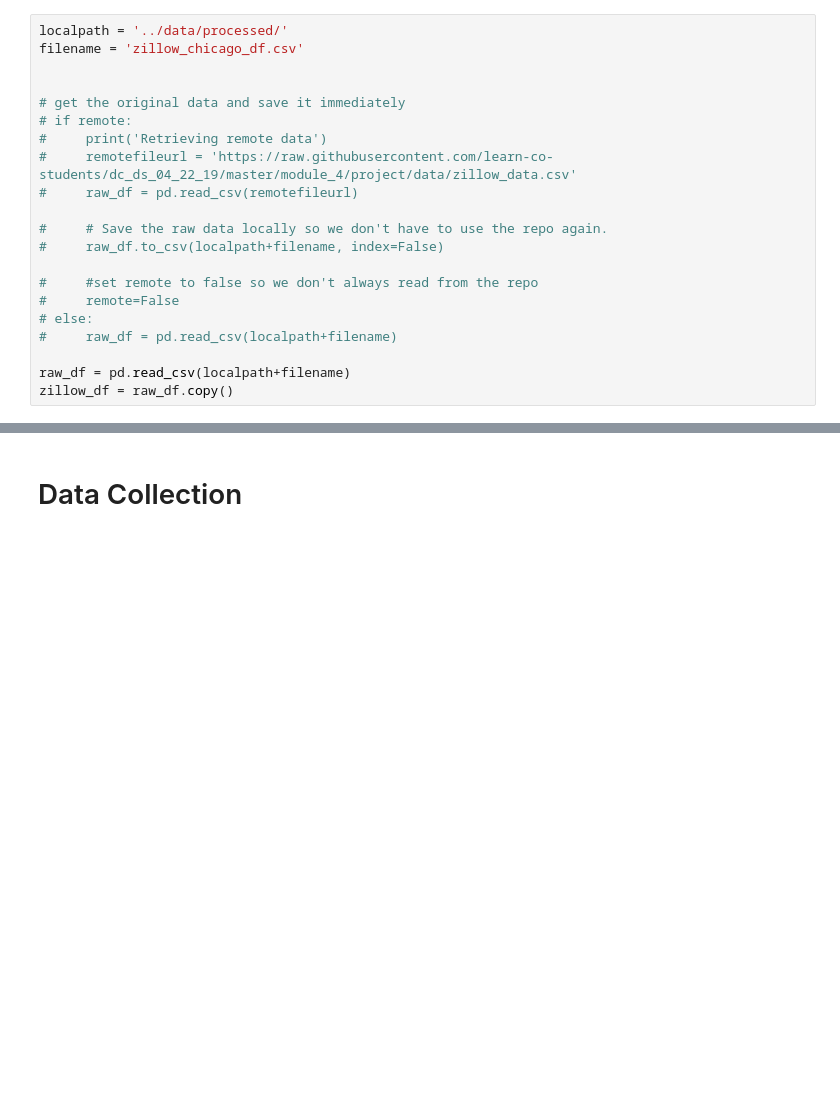
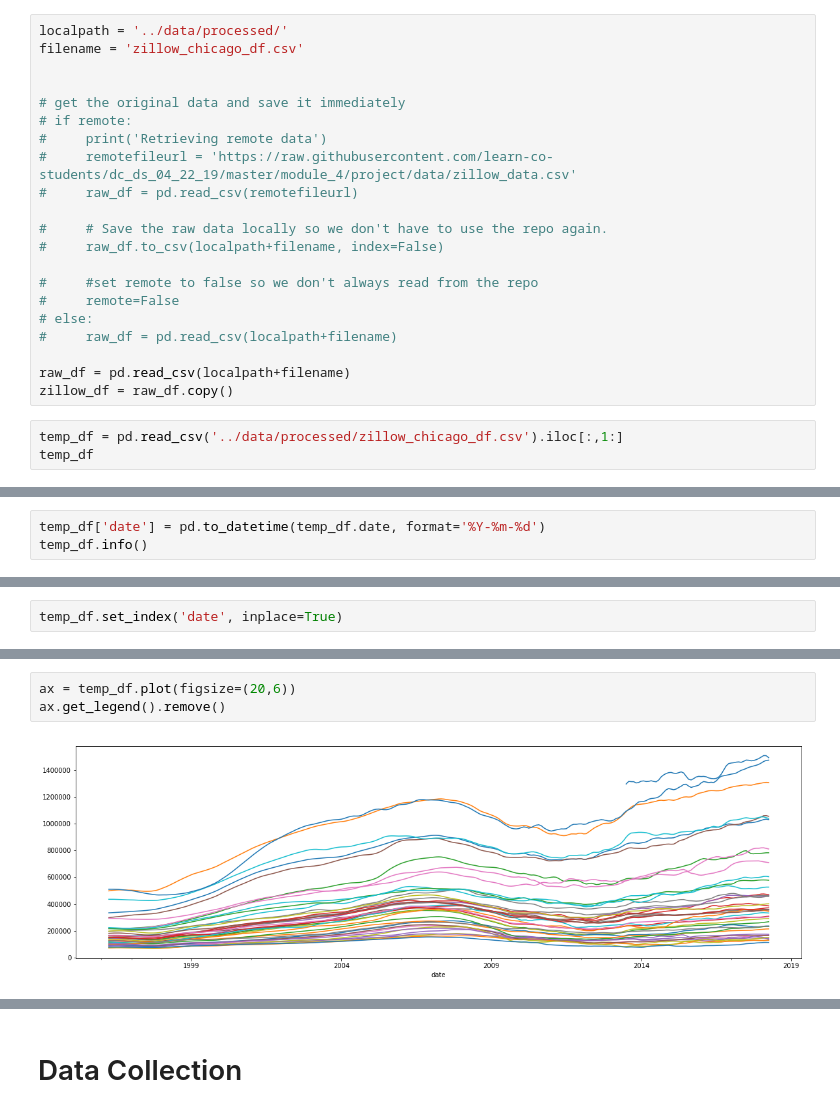
Before and after one commit to AdamBlomfield/mod_4_project, a Jupyter notebook: notebooks/rm_mod_4.ipynb, the cells around one changed output, grey strips where cells are left out. Saved outputs shown, nothing was run; the diff lists cells and outputs as text; blank space fills up the shorter version.

```diff
--- a/notebooks/rm_mod_4.ipynb
+++ b/notebooks/rm_mod_4.ipynb
@@ -57,3 +57,6 @@ filename = 'zillow_chicago_df.csv'
 
 raw_df = pd.read_csv(localpath+filename)
 zillow_df = raw_df.copy()
+# %%
+temp_df = pd.read_csv('../data/processed/zillow_chicago_df.csv').iloc[:,1:]
+temp_df
@@ -59,0 +82,3 @@ zillow_df = raw_df.copy()
+# %%
+temp_df['date'] = pd.to_datetime(temp_df.date, format='%Y-%m-%d')
+temp_df.info()
@@ -59,0 +103,2 @@ zillow_df = raw_df.copy()
+# %%
+temp_df.set_index('date', inplace=True)
@@ -59,0 +116,5 @@ zillow_df = raw_df.copy()
+# %%
+ax = temp_df.plot(figsize=(20,6))
+ax.get_legend().remove()
+# %% [output]
+[figure, added]
```
Also changed, not shown: parts of 13 cells of this notebook, 2 other files.
